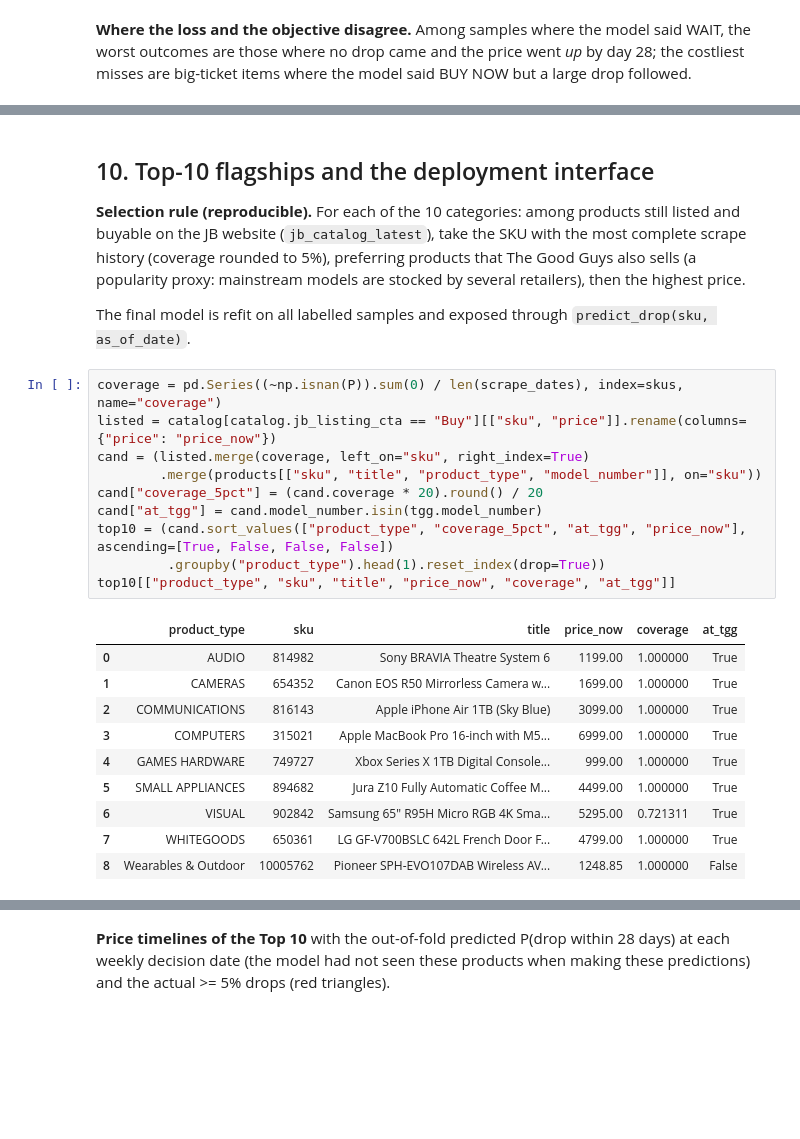
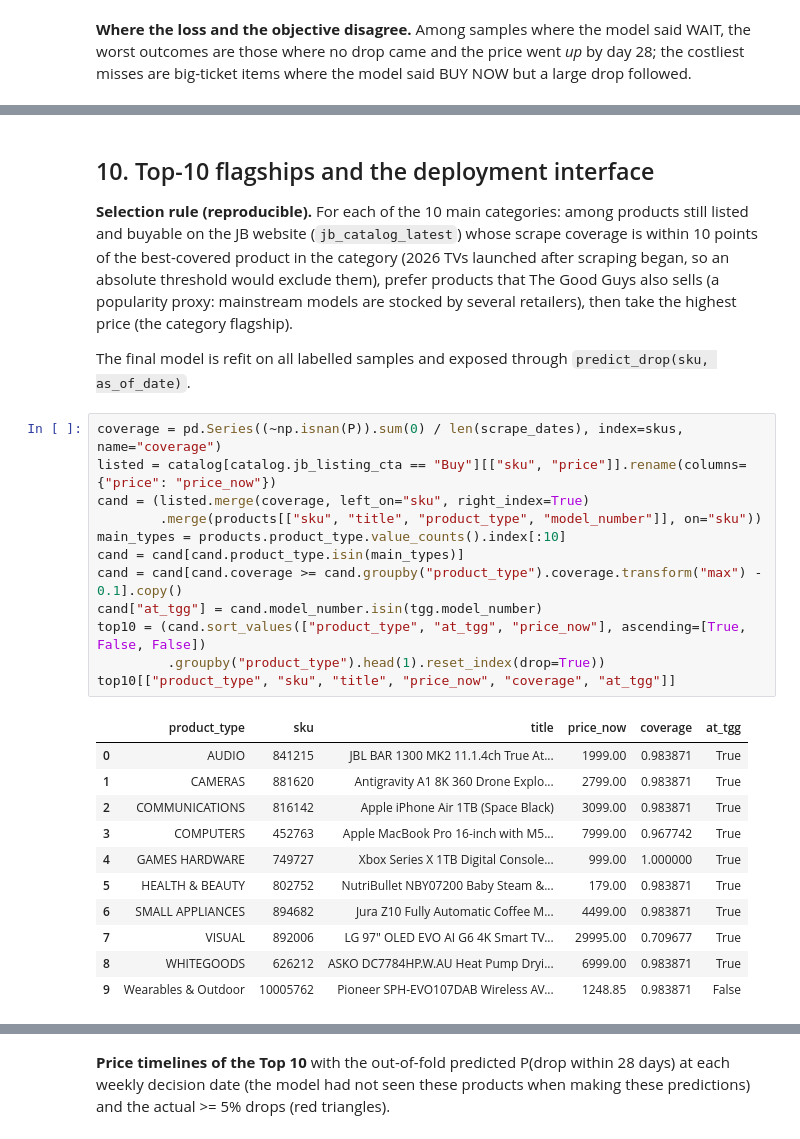
Before and after one commit to Arham2702/jbhifi-price-drop-ml, a Jupyter notebook: notebooks/ADAA_A2_price_drop.ipynb, the cells around one changed output, grey strips where cells are left out. Drawn from its saved outputs; the diff is of its cells as text; blank space fills up the shorter version.

Commit message:
Full-catalogue snapshot, re-executed notebook, updated report
Co-authored-by: Cursor <cursoragent@cursor.com>

```diff
--- a/notebooks/ADAA_A2_price_drop.ipynb
+++ b/notebooks/ADAA_A2_price_drop.ipynb
@@ -755,32 +755,36 @@ Costliest missed drops (said BUY NOW, big drop followed):
 # %% [markdown]
 ## 10. Top-10 flagships and the deployment interface
 
-**Selection rule (reproducible).** For each of the 10 categories: among products still listed and buyable on the JB website
-(`jb_catalog_latest`), take the SKU with the most complete scrape history (coverage rounded to 5%), preferring products that
-The Good Guys also sells (a popularity proxy: mainstream models are stocked by several retailers), then the highest price.
+**Selection rule (reproducible).** For each of the 10 main categories: among products still listed and buyable on the JB website
+(`jb_catalog_latest`) whose scrape coverage is within 10 points of the best-covered product in the category
+(2026 TVs launched after scraping began, so an absolute threshold would exclude them), prefer products that The Good Guys also sells
+(a popularity proxy: mainstream models are stocked by several retailers), then take the highest price (the category flagship).
 
 The final model is refit on all labelled samples and exposed through `predict_drop(sku, as_of_date)`.
 # %%
 coverage = pd.Series((~np.isnan(P)).sum(0) / len(scrape_dates), index=skus, name="coverage")
 listed = catalog[catalog.jb_listing_cta == "Buy"][["sku", "price"]].rename(columns={"price": "price_now"})
 cand = (listed.merge(coverage, left_on="sku", right_index=True)
         .merge(products[["sku", "title", "product_type", "model_number"]], on="sku"))
-cand["coverage_5pct"] = (cand.coverage * 20).round() / 20
+main_types = products.product_type.value_counts().index[:10]
+cand = cand[cand.product_type.isin(main_types)]
+cand = cand[cand.coverage >= cand.groupby("product_type").coverage.transform("max") - 0.1].copy()
 cand["at_tgg"] = cand.model_number.isin(tgg.model_number)
-top10 = (cand.sort_values(["product_type", "coverage_5pct", "at_tgg", "price_now"], ascending=[True, False, False, False])
+top10 = (cand.sort_values(["product_type", "at_tgg", "price_now"], ascending=[True, False, False])
          .groupby("product_type").head(1).reset_index(drop=True))
 top10[["product_type", "sku", "title", "price_now", "coverage", "at_tgg"]]
 # %% [output]
 |  | product_type | sku | title | price_now | coverage | at_tgg |
-| 0 | AUDIO | 814982 | Sony BRAVIA Theatre System 6 | 1199.00 | 1.000000 | True |
-| 1 | CAMERAS | 654352 | Canon EOS R50 Mirrorless Camera w... | 1699.00 | 1.000000 | True |
-| 2 | COMMUNICATIONS | 816143 | Apple iPhone Air 1TB (Sky Blue) | 3099.00 | 1.000000 | True |
-| 3 | COMPUTERS | 315021 | Apple MacBook Pro 16-inch with M5... | 6999.00 | 1.000000 | True |
+| 0 | AUDIO | 841215 | JBL BAR 1300 MK2 11.1.4ch True At... | 1999.00 | 0.983871 | True |
+| 1 | CAMERAS | 881620 | Antigravity A1 8K 360 Drone Explo... | 2799.00 | 0.983871 | True |
+| 2 | COMMUNICATIONS | 816142 | Apple iPhone Air 1TB (Space Black) | 3099.00 | 0.983871 | True |
+| 3 | COMPUTERS | 452763 | Apple MacBook Pro 16-inch with M5... | 7999.00 | 0.967742 | True |
 | 4 | GAMES HARDWARE | 749727 | Xbox Series X 1TB Digital Console... | 999.00 | 1.000000 | True |
-| 5 | SMALL APPLIANCES | 894682 | Jura Z10 Fully Automatic Coffee M... | 4499.00 | 1.000000 | True |
-| 6 | VISUAL | 902842 | Samsung 65" R95H Micro RGB 4K Sma... | 5295.00 | 0.721311 | True |
-| 7 | WHITEGOODS | 650361 | LG GF-V700BSLC 642L French Door F... | 4799.00 | 1.000000 | True |
-| 8 | Wearables & Outdoor | 10005762 | Pioneer SPH-EVO107DAB Wireless AV... | 1248.85 | 1.000000 | False |
+| 5 | HEALTH & BEAUTY | 802752 | NutriBullet NBY07200 Baby Steam &... | 179.00 | 0.983871 | True |
+| 6 | SMALL APPLIANCES | 894682 | Jura Z10 Fully Automatic Coffee M... | 4499.00 | 0.983871 | True |
+| 7 | VISUAL | 892006 | LG 97" OLED EVO AI G6 4K Smart TV... | 29995.00 | 0.709677 | True |
+| 8 | WHITEGOODS | 626212 | ASKO DC7784HP.W.AU Heat Pump Dryi... | 6999.00 | 0.983871 | True |
+| 9 | Wearables & Outdoor | 10005762 | Pioneer SPH-EVO107DAB Wireless AV... | 1248.85 | 0.983871 | False |
 # %%
 all_mask = np.ones(len(samples), bool)
 clf_final, reg_final = fit_models(all_mask)
```
Also changed, not shown: parts of 22 cells of this notebook, 13 other files.
